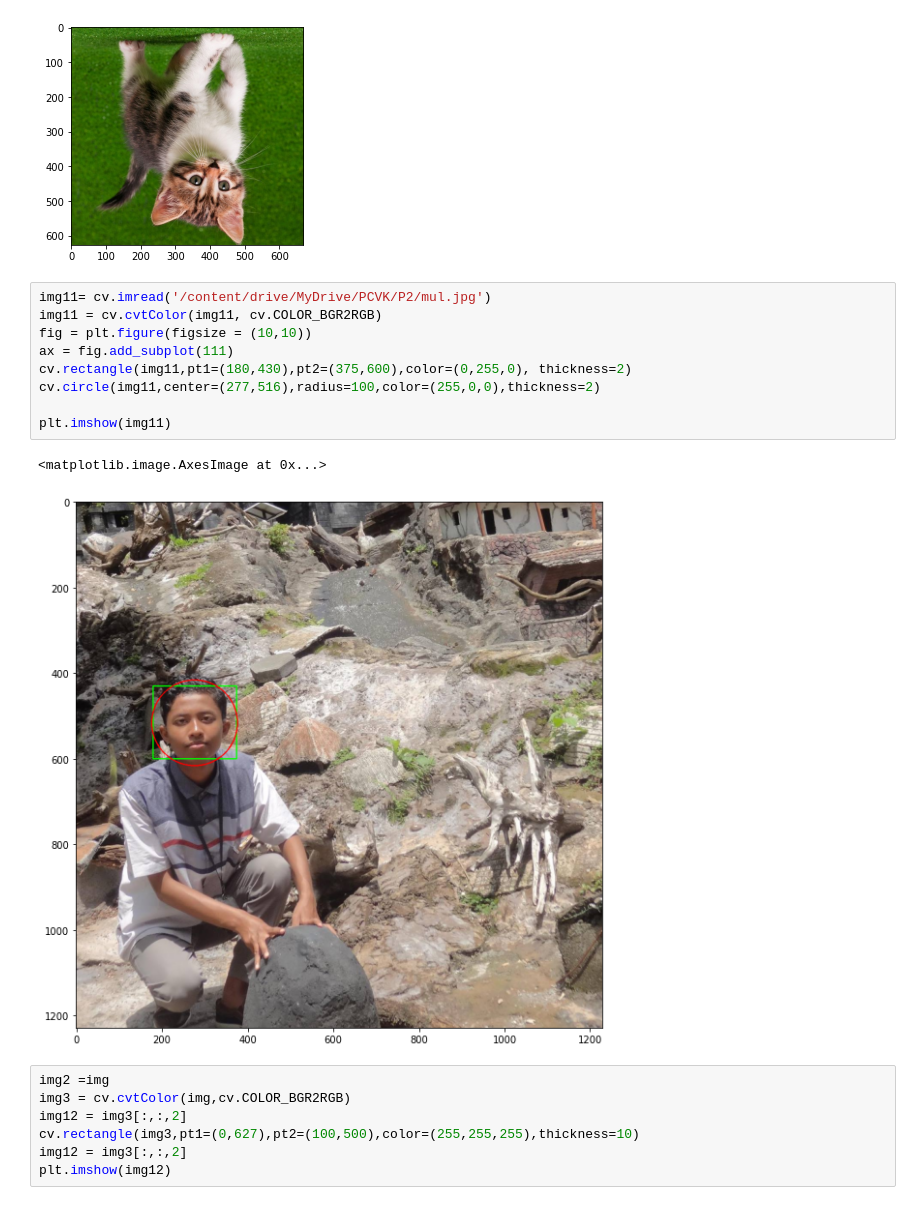
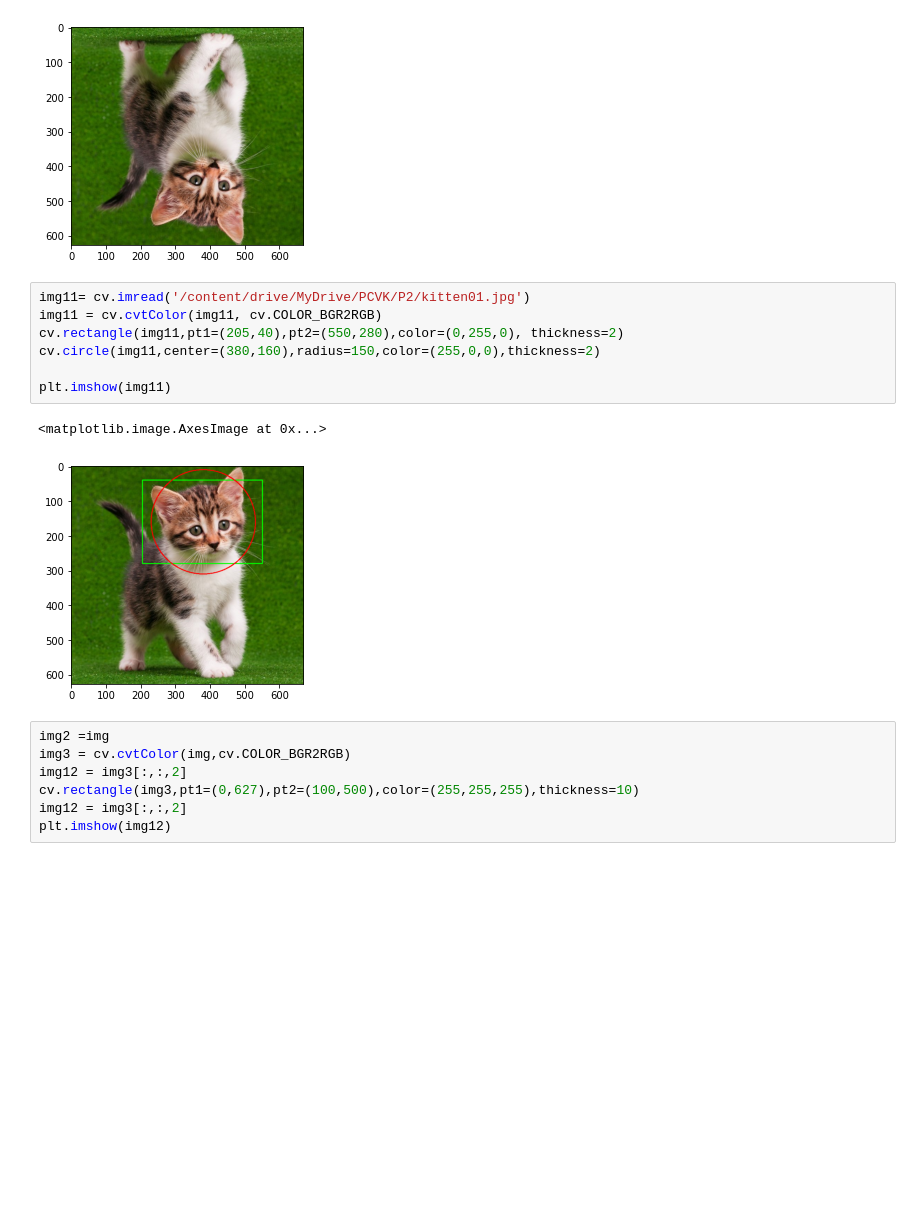
Before and after one commit to mahe62/PCVK_genap_2021, a Jupyter notebook: week2.ipynb, the cells around one changed output. Saved outputs shown, nothing was run; the diff lists cells and outputs as text; blank space fills up the shorter version.

```diff
--- a/week2.ipynb
+++ b/week2.ipynb
@@ -181,17 +181,15 @@ plt.imshow(img_flip)
 <matplotlib.image.AxesImage at 0x...>
 [figure]
 # %%
-img11= cv.imread('/content/drive/MyDrive/PCVK/P2/mul.jpg')
+img11= cv.imread('/content/drive/MyDrive/PCVK/P2/kitten01.jpg')
 img11 = cv.cvtColor(img11, cv.COLOR_BGR2RGB)
-fig = plt.figure(figsize = (10,10))
-ax = fig.add_subplot(111)
-cv.rectangle(img11,pt1=(180,430),pt2=(375,600),color=(0,255,0), thickness=2)
-cv.circle(img11,center=(277,516),radius=100,color=(255,0,0),thickness=2)
+cv.rectangle(img11,pt1=(205,40),pt2=(550,280),color=(0,255,0), thickness=2)
+cv.circle(img11,center=(380,160),radius=150,color=(255,0,0),thickness=2)
 
 plt.imshow(img11)
 # %% [output]
 <matplotlib.image.AxesImage at 0x...>
-[figure, old version]
+[figure, new version]
 # %%
 img2 =img
 img3 = cv.cvtColor(img,cv.COLOR_BGR2RGB)
```
Also changed, not shown: parts of 1 cell of this notebook.
